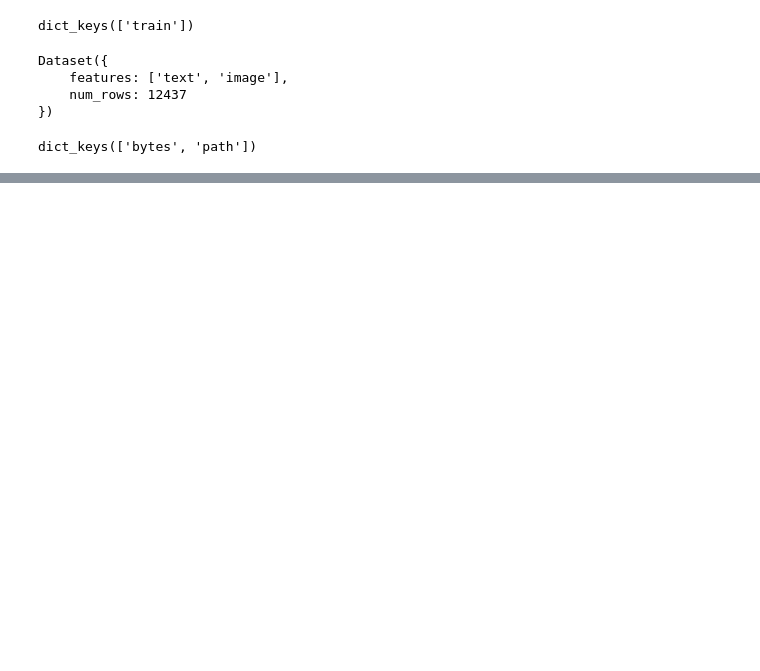
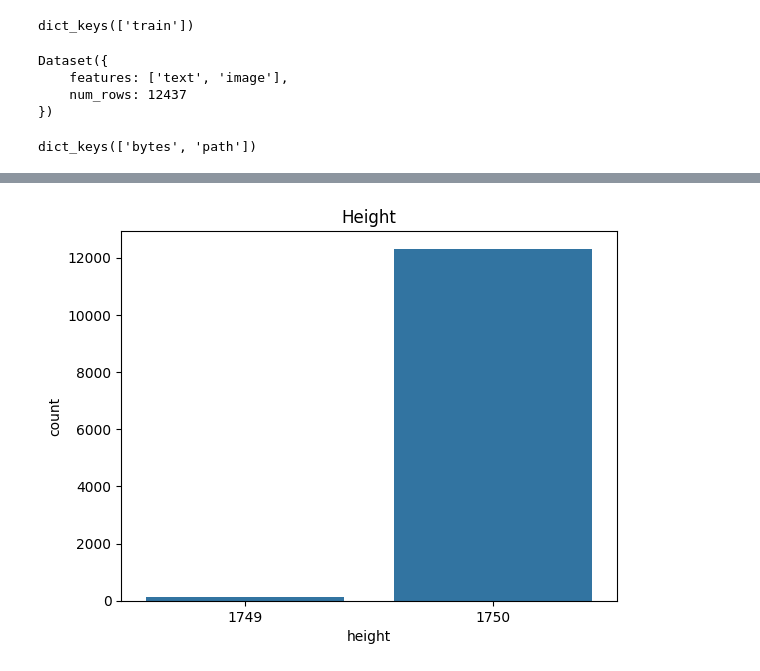
Before and after one commit to IsaD01/Deep-learning-, a Jupyter notebook: Opdracht3_2.ipynb, the cells around one changed output, grey strips where cells are left out. Saved outputs shown, nothing was run; the diff lists cells and outputs as text; code cells hidden in the pictures; blank space fills up the shorter version.

```diff
--- a/Opdracht3_2.ipynb
+++ b/Opdracht3_2.ipynb
@@ -402,0 +210,5 @@ https://chatgpt.com/share/612bf8e2-1eec-4402-b332-2ebb0da2154c
+# %%
+sns.countplot(data=dataframe, x='height').set_title('Height')
+plt.show()
+# %% [output]
+[figure, added]
```
Also changed, not shown: parts of 52 cells of this notebook.
